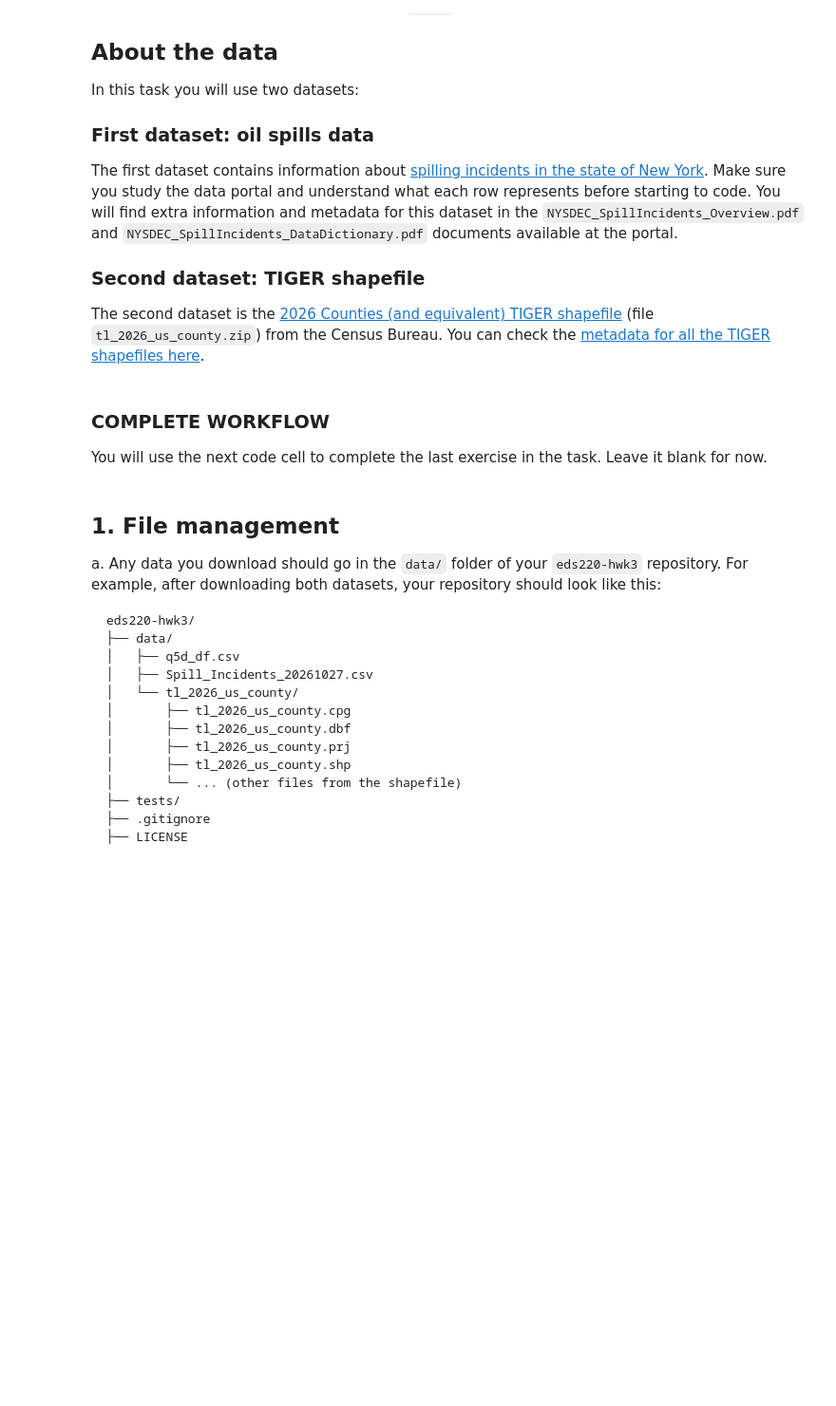
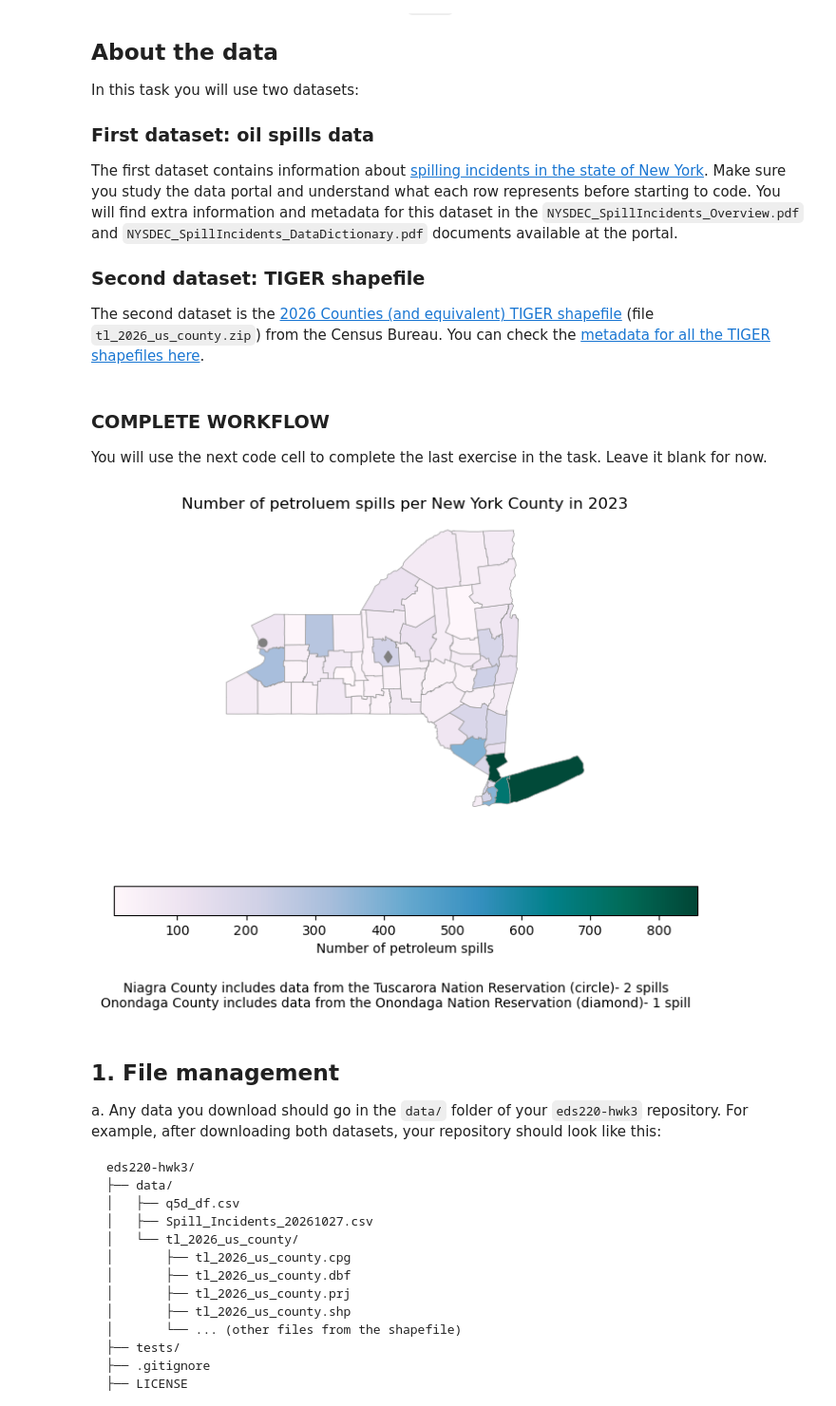
Before and after one commit to gingersknapp/eds220-hwk3, a Jupyter notebook: hwk3-task2-spills.ipynb, the cells around one changed output. Shown at 95% size. Cells and saved outputs as stored; diff of their text form; code cells hidden in the pictures; blank space fills up the shorter version.

```diff
--- a/hwk3-task2-spills.ipynb
+++ b/hwk3-task2-spills.ipynb
@@ -48,3 +46,85 @@ You will use the next code cell to complete the last exercise in the task. Leave
+# %%
+# Import libraries
+import os
+import numpy as np
+import pandas as pd
+import matplotlib.pyplot as plt
+import geopandas as gpd
+
+# Load spill event data
+spills_fp = os.path.join('data', 'Spill_Incidents_20261103.csv')
+spills = pd.read_csv(spills_fp)
+
+# Load county data
+county_fp = os.path.join('data', 'tl_2026_us_county', 'tl_2026_us_county.shp')
+counties = gpd.read_file(county_fp)
+
+# Clean and subset spill data
+# Remove spaces from column names and shift to lower case
+spills.columns = (spills.columns.str.strip()
+                                .str.lower()
+                                .str.replace(" ", "_"))
+# Change data types in data columns to datetimes
+date_cols = ['received_date', 'spill_date', 'close_date']
+for col in date_cols:
+    spills[col] = pd.to_datetime(spills[col], format = '%m/%d/%Y')
+# Subset to petroleum spills in 2023
+petr_23 = (spills[(spills['material_family'] == 'Petroleum') &
+                  (spills['spill_date'].dt.year == 2023)
+                  ])
+
+# Clean and subset county data
+# Convert data names to lowercase
+counties.columns = counties.columns.str.lower()
+# Subset to New York counties
+ny_counties = counties[counties['statefp'] == '36']
+# Count the number of petrolum spills per county
+spills_per_county = petr_23.groupby('county')['spill_number'].nunique().reset_index()
+spills_per_county = spills_per_county.rename(columns = {'spill_number' : 'n_spills'})
+
+
+#Prepare to merge county and spill data
+# Correct spelling/punctuation of St. Lawrence County
+spills_per_county['county'] = spills_per_county['county'].str.replace("St Lawrence", "St. Lawrence")
+assert "St. Lawrence" in spills_per_county['county'].values, "St. Lawrence values not updated successfully"
+# Make the name of the column with county names consistent between both columns (it will be the join key)
+ny_counties = ny_counties.rename(columns = {'name' :'county'})
+
+# Join county gemoteries and spill data
+ny_spills = ny_counties.merge(right = spills_per_county, on="county", how = 'inner')
+
+#Add dropped data from reservations
+# Add Tuscarora Indian Reservation spills to Niagara
+ny_spills.loc[ny_spills['county'] == 'Niagara', 'n_spills'] = ny_spills.loc[ny_spills['county'] == 'Niagara', 'n_spills'] + 2
+# Add Onondaga Indian Reservation spills to Onondaga
+ny_spills.loc[ny_spills['county'] == 'Onondaga', 'n_spills'] = ny_spills.loc[ny_spills['county'] == 'Onondaga', 'n_spills'] + 1
+# Confirm changes
+assert ny_spills.set_index('county').loc['Niagara', 'n_spills'] == 99, "Tuscarora reservations skills failed to add to Niagara county"
+assert ny_spills.set_index('county').loc['Onondaga', 'n_spills'] == 215, "Tuscarora reservations skills failed to add to Niagara county"
+
+# Map number of spills per New York county in 2023
+fig, ax = plt.subplots(figsize = (8,6))
+ax.axis('off')
+ny_spills.plot(ax =ax,
+               column = 'n_spills',
+               legend = True,
+               edgecolor="0.6",
+               linewidth=0.5,
+               cmap = 'PuBuGn',
+               legend_kwds ={
+               "label" : "Number of petroleum spills",
+               "orientation": "horizontal"
+                      })
+ax.set_title("Number of petroluem spills per New York County in 2023")
+fig.text(0.5, 0.01,
+         'Niagra County includes data from the Tuscarora Nation Reservation (circle)- 2 spills\nOnondaga County includes data from the Onondaga Nation Reservation (diamond)- 1 spill',
+         ha='center')
+ax.plot(-76.1558, 42.9419, marker = 'd', color = 'grey') # Add a point to indicate the Onondaga Nation Reservation
+ax.plot(-78.9572, 43.1664, marker = 'o', color = 'grey') # Add a point to indicate the Tuscarora Nation Reservation
+
+plt.show();
+# %% [output]
+[figure, added]
 # %% [markdown]
 ## 1. File management
 a. Any data you download should go in the `data/` folder of your `eds220-hwk3` repository. For example, after downloading both datasets, your repository should look like this:
```
Also changed, not shown: parts of 55 cells of this notebook.
